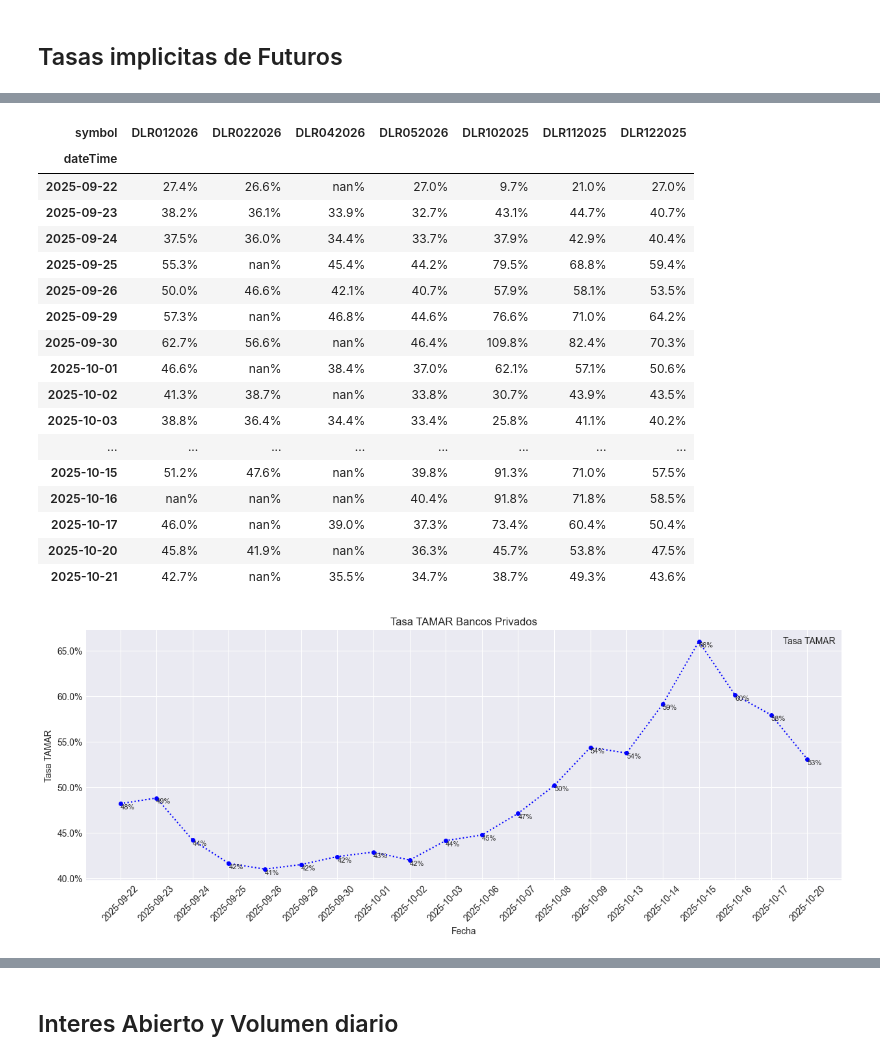
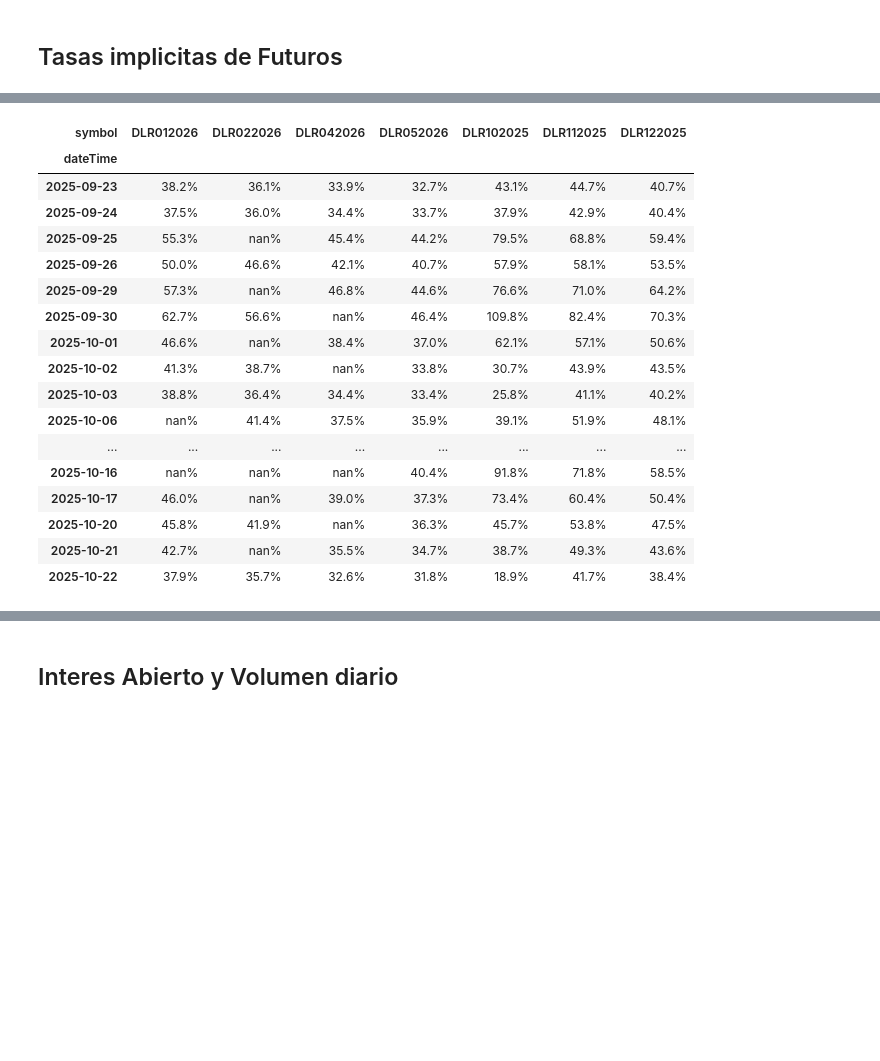
Before and after one commit to jdtluis/Reporte-Futuros_Tasas, a Jupyter notebook: index.ipynb, the cells around one changed output, grey strips where cells are left out. Saved outputs shown, nothing was run; the diff lists cells and outputs as text; code cells hidden in the pictures; blank space fills up the shorter version.

```diff
--- a/index.ipynb
+++ b/index.ipynb
@@ -39,6 +39,6 @@ rates_display = rates_display.format("{:.1%}")
 display(HTML(rates_display.to_html().replace('<table',
                                 '<table style="font-size:10px"')))
 
-plot_tamar_serie_plotly(TAMAR_SERIE, figsize=(15,5))
+plot_tamar_serie_plotly(TAMAR_SERIE)
 # %% [output]
 [interactive output not drawn]
@@ -46,6 +46,5 @@ plot_tamar_serie_plotly(TAMAR_SERIE, figsize=(15,5))
 | symbol | DLR012026 | DLR022026 | DLR042026 | DLR052026 | DLR102025 | DLR112025 | DLR122025 |
 | dateTime |  |  |  |  |  |  |  |
-| 2025-09-22 | 27.4% | 26.6% | nan% | 27.0% | 9.7% | 21.0% | 27.0% |
 | 2025-09-23 | 38.2% | 36.1% | 33.9% | 32.7% | 43.1% | 44.7% | 40.7% |
 | 2025-09-24 | 37.5% | 36.0% | 34.4% | 33.7% | 37.9% | 42.9% | 40.4% |
 | 2025-09-25 | 55.3% | nan% | 45.4% | 44.2% | 79.5% | 68.8% | 59.4% |
@@ -55,10 +54,10 @@ plot_tamar_serie_plotly(TAMAR_SERIE, figsize=(15,5))
 | 2025-10-01 | 46.6% | nan% | 38.4% | 37.0% | 62.1% | 57.1% | 50.6% |
 | 2025-10-02 | 41.3% | 38.7% | nan% | 33.8% | 30.7% | 43.9% | 43.5% |
 | 2025-10-03 | 38.8% | 36.4% | 34.4% | 33.4% | 25.8% | 41.1% | 40.2% |
+| 2025-10-06 | nan% | 41.4% | 37.5% | 35.9% | 39.1% | 51.9% | 48.1% |
 | ... | ... | ... | ... | ... | ... | ... | ... |
-| 2025-10-15 | 51.2% | 47.6% | nan% | 39.8% | 91.3% | 71.0% | 57.5% |
 | 2025-10-16 | nan% | nan% | nan% | 40.4% | 91.8% | 71.8% | 58.5% |
 | 2025-10-17 | 46.0% | nan% | 39.0% | 37.3% | 73.4% | 60.4% | 50.4% |
 | 2025-10-20 | 45.8% | 41.9% | nan% | 36.3% | 45.7% | 53.8% | 47.5% |
 | 2025-10-21 | 42.7% | nan% | 35.5% | 34.7% | 38.7% | 49.3% | 43.6% |
+| 2025-10-22 | 37.9% | 35.7% | 32.6% | 31.8% | 18.9% | 41.7% | 38.4% |
-[figure, removed]
```
Also changed, not shown: parts of 3 cells of this notebook, 4 other files.
